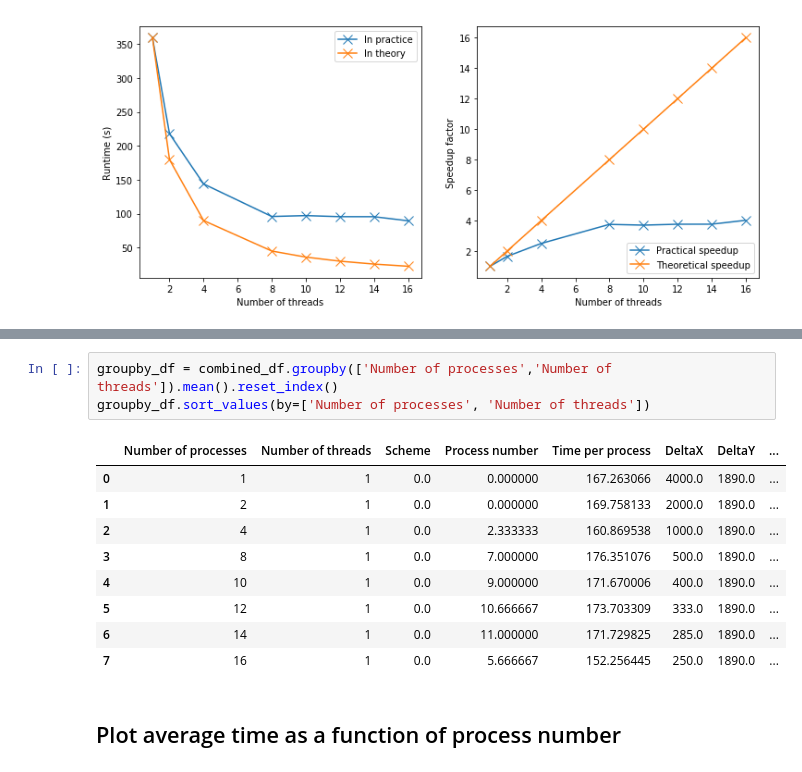
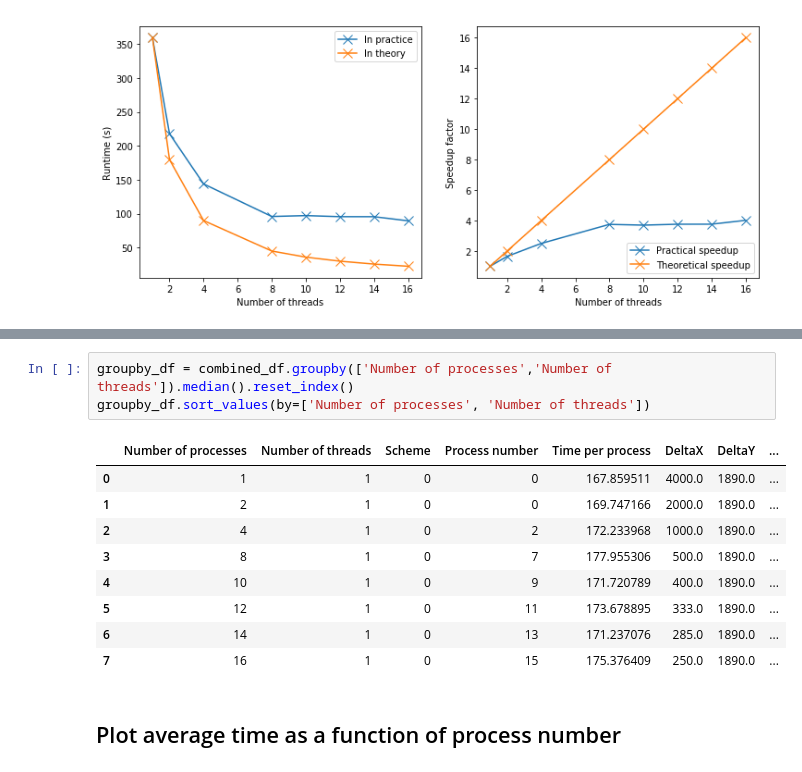
Before and after one commit to tcrasset/Wave-propagation, a Jupyter notebook: Scripts/plot.ipynb, the cells around one changed output, grey strips where cells are left out. Saved outputs shown, nothing was run; the diff lists cells and outputs as text.

```diff
--- a/Scripts/plot.ipynb
+++ b/Scripts/plot.ipynb
@@ -223,16 +223,16 @@ combined_df
 # %%
-groupby_df = combined_df.groupby(['Number of processes','Number of threads']).mean().reset_index()
+groupby_df = combined_df.groupby(['Number of processes','Number of threads']).median().reset_index()
 groupby_df.sort_values(by=['Number of processes', 'Number of threads'])
 # %% [output]
 |  | Number of processes | Number of threads | Scheme | Process number | Time per process | DeltaX | DeltaY | ... |
-| 0 | 1 | 1 | 0.0 | 0.000000 | 167.263066 | 4000.0 | 1890.0 | ... |
-| 1 | 2 | 1 | 0.0 | 0.000000 | 169.758133 | 2000.0 | 1890.0 | ... |
-| 2 | 4 | 1 | 0.0 | 2.333333 | 160.869538 | 1000.0 | 1890.0 | ... |
-| 3 | 8 | 1 | 0.0 | 7.000000 | 176.351076 | 500.0 | 1890.0 | ... |
-| 4 | 10 | 1 | 0.0 | 9.000000 | 171.670006 | 400.0 | 1890.0 | ... |
-| 5 | 12 | 1 | 0.0 | 10.666667 | 173.703309 | 333.0 | 1890.0 | ... |
-| 6 | 14 | 1 | 0.0 | 11.000000 | 171.729825 | 285.0 | 1890.0 | ... |
-| 7 | 16 | 1 | 0.0 | 5.666667 | 152.256445 | 250.0 | 1890.0 | ... |
+| 0 | 1 | 1 | 0 | 0 | 167.859511 | 4000.0 | 1890.0 | ... |
+| 1 | 2 | 1 | 0 | 0 | 169.747166 | 2000.0 | 1890.0 | ... |
+| 2 | 4 | 1 | 0 | 2 | 172.233968 | 1000.0 | 1890.0 | ... |
+| 3 | 8 | 1 | 0 | 7 | 177.955306 | 500.0 | 1890.0 | ... |
+| 4 | 10 | 1 | 0 | 9 | 171.720789 | 400.0 | 1890.0 | ... |
+| 5 | 12 | 1 | 0 | 11 | 173.678895 | 333.0 | 1890.0 | ... |
+| 6 | 14 | 1 | 0 | 13 | 171.237076 | 285.0 | 1890.0 | ... |
+| 7 | 16 | 1 | 0 | 15 | 175.376409 | 250.0 | 1890.0 | ... |
 # %% [markdown]
 ## Plot average time as a function of process number
 # %%
```
Also changed, not shown: parts of 12 cells of this notebook.
